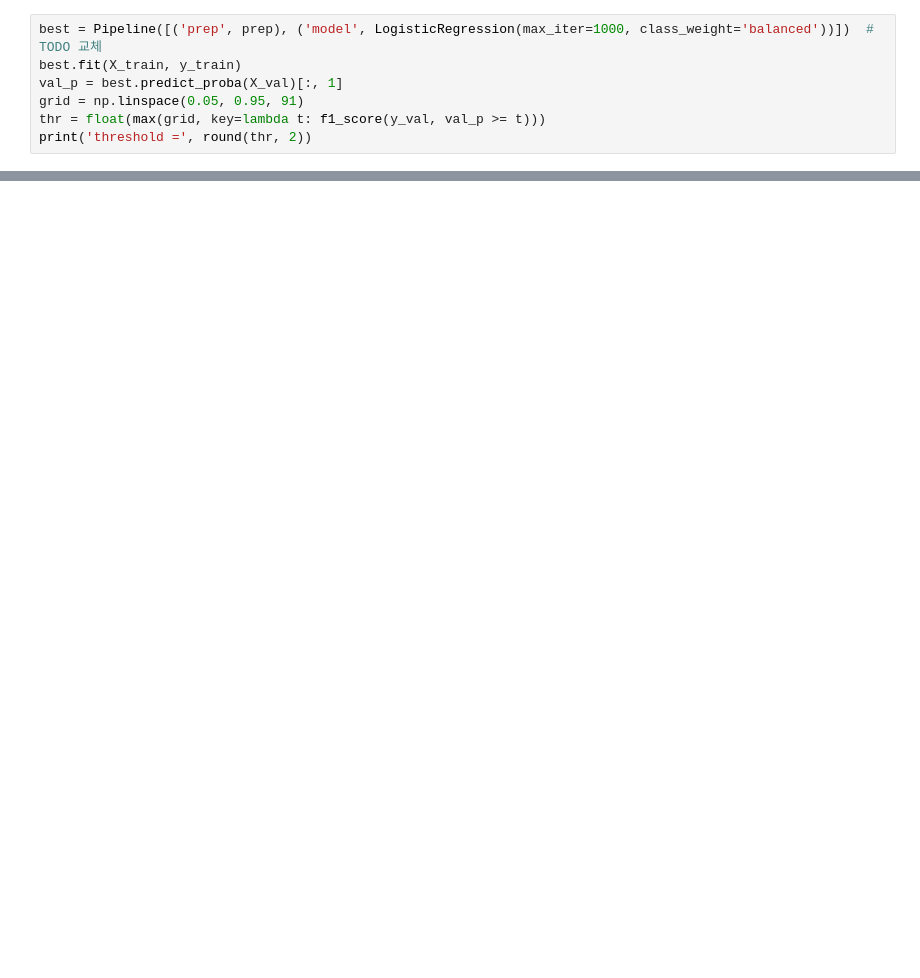
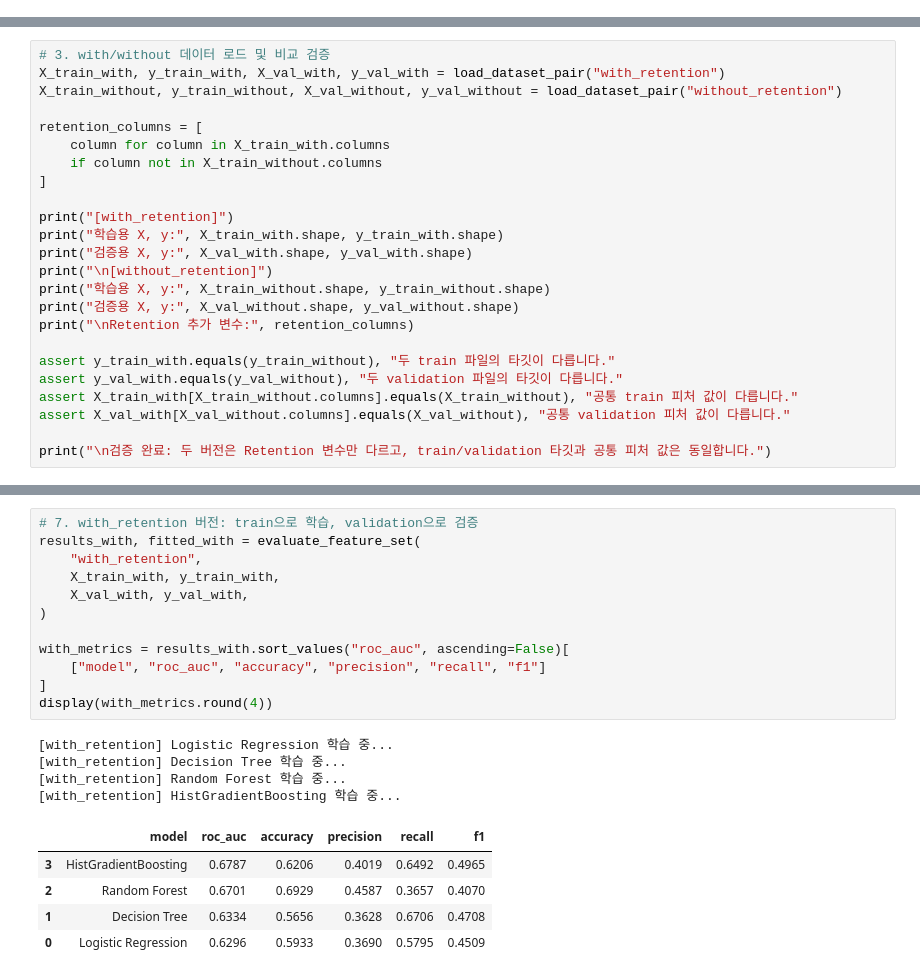
Before and after one commit to skn-2nd-churn-pred/skn-2nd-project-churnpred, a Jupyter notebook: notebooks/02_model.ipynb, the cells around one changed output, grey strips where cells are left out. Cells and saved outputs as stored; diff of their text form; blank space fills up the shorter version.

Commit message:
20260718-김유진-notebooks/02_model.ipynb 완료, reports/modeling_report 완료

```diff
--- a/notebooks/02_model.ipynb
+++ b/notebooks/02_model.ipynb
@@ -59,7 +0,0 @@ pd.DataFrame(rows).T.round(4)
-# %%
-best = Pipeline([('prep', prep), ('model', LogisticRegression(max_iter=1000, class_weight='balanced'))])  # TODO 교체
-best.fit(X_train, y_train)
-val_p = best.predict_proba(X_val)[:, 1]
-grid = np.linspace(0.05, 0.95, 91)
-thr = float(max(grid, key=lambda t: f1_score(y_val, val_p >= t)))
-print('threshold =', round(thr, 2))
@@ -80,0 +111,24 @@ print('저장 완료:', model_path)
+# %%
+# 3. with/without 데이터 로드 및 비교 검증
+X_train_with, y_train_with, X_val_with, y_val_with = load_dataset_pair("with_retention")
+X_train_without, y_train_without, X_val_without, y_val_without = load_dataset_pair("without_retention")
+
+retention_columns = [
+    column for column in X_train_with.columns
+    if column not in X_train_without.columns
+]
+
+print("[with_retention]")
+print("학습용 X, y:", X_train_with.shape, y_train_with.shape)
+print("검증용 X, y:", X_val_with.shape, y_val_with.shape)
+print("\n[without_retention]")
+print("학습용 X, y:", X_train_without.shape, y_train_without.shape)
+print("검증용 X, y:", X_val_without.shape, y_val_without.shape)
+print("\nRetention 추가 변수:", retention_columns)
+
+assert y_train_with.equals(y_train_without), "두 train 파일의 타깃이 다릅니다."
+assert y_val_with.equals(y_val_without), "두 validation 파일의 타깃이 다릅니다."
+assert X_train_with[X_train_without.columns].equals(X_train_without), "공통 train 피처 값이 다릅니다."
+assert X_val_with[X_val_without.columns].equals(X_val_without), "공통 validation 피처 값이 다릅니다."
+
+print("\n검증 완료: 두 버전은 Retention 변수만 다르고, train/validation 타깃과 공통 피처 값은 동일합니다.")
@@ -80,0 +270,22 @@ print('저장 완료:', model_path)
+# %%
+# 7. with_retention 버전: train으로 학습, validation으로 검증
+results_with, fitted_with = evaluate_feature_set(
+    "with_retention",
+    X_train_with, y_train_with,
+    X_val_with, y_val_with,
+)
+
+with_metrics = results_with.sort_values("roc_auc", ascending=False)[
+    ["model", "roc_auc", "accuracy", "precision", "recall", "f1"]
+]
+display(with_metrics.round(4))
+# %% [output]
+[with_retention] Logistic Regression 학습 중...
+[with_retention] Decision Tree 학습 중...
+[with_retention] Random Forest 학습 중...
+[with_retention] HistGradientBoosting 학습 중...
+|  | model | roc_auc | accuracy | precision | recall | f1 |
+| 3 | HistGradientBoosting | 0.6787 | 0.6206 | 0.4019 | 0.6492 | 0.4965 |
+| 2 | Random Forest | 0.6701 | 0.6929 | 0.4587 | 0.3657 | 0.4070 |
+| 1 | Decision Tree | 0.6334 | 0.5656 | 0.3628 | 0.6706 | 0.4708 |
+| 0 | Logistic Regression | 0.6296 | 0.5933 | 0.3690 | 0.5795 | 0.4509 |
```
Also changed, not shown: parts of 33 cells of this notebook, 8 other files.
